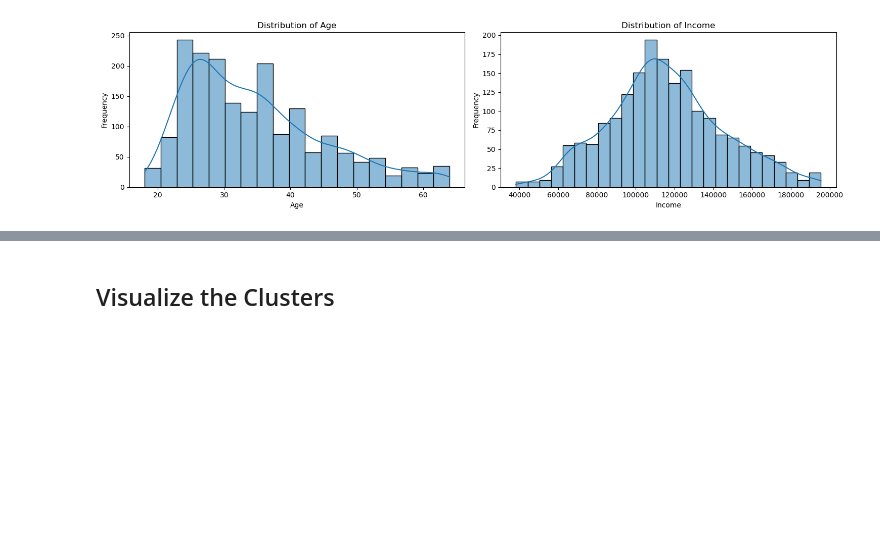
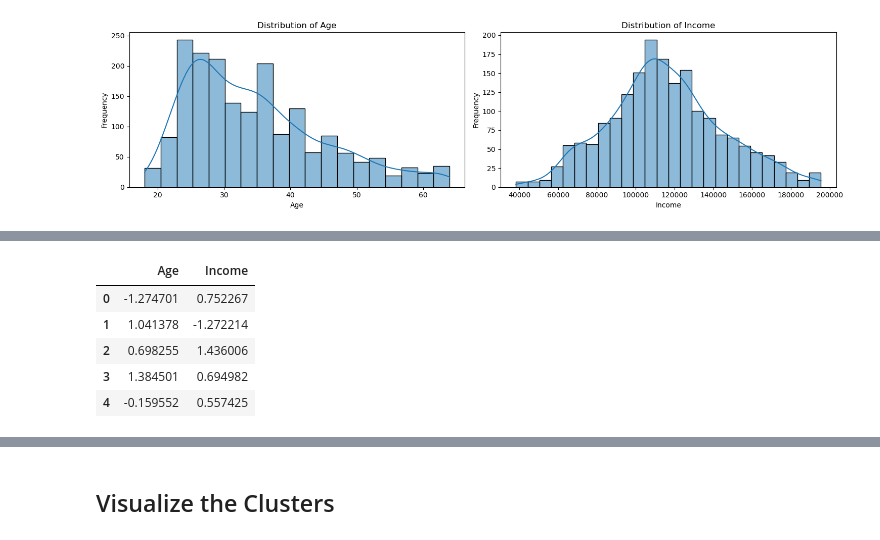
Before and after one commit to Alex-Idachaba/Machine-Learning-Algorithms, a Jupyter notebook: k-means_clustering.ipynb, the cells around one changed output, grey strips where cells are left out. Cells and saved outputs as stored; diff of their text form; code cells hidden in the pictures; blank space fills up the shorter version.

```diff
--- a/k-means_clustering.ipynb
+++ b/k-means_clustering.ipynb
@@ -251,0 +254,5 @@ plt.show()
+# %%
+relevant_features = [col for col in df_copy.columns if col in ['Age', 'Income']]
+relevant_features = df_copy[relevant_features].iloc[:300]
+relevant_features.head(3)
+relevant_features.shape
@@ -252 +301,11 @@ plt.show()
+# %%
+df_scaled_dataframe = pd.DataFrame(df_scaled, columns=relevant_features.columns)
+df_scaled_dataframe.head()
+# %% [output]
+|  | Age | Income |
+| 0 | -1.274701 | 0.752267 |
+| 1 | 1.041378 | -1.272214 |
+| 2 | 0.698255 | 1.436006 |
+| 3 | 1.384501 | 0.694982 |
+| 4 | -0.159552 | 0.557425 |
 # %% [markdown]
```
Also changed, not shown: parts of 16 cells of this notebook.
